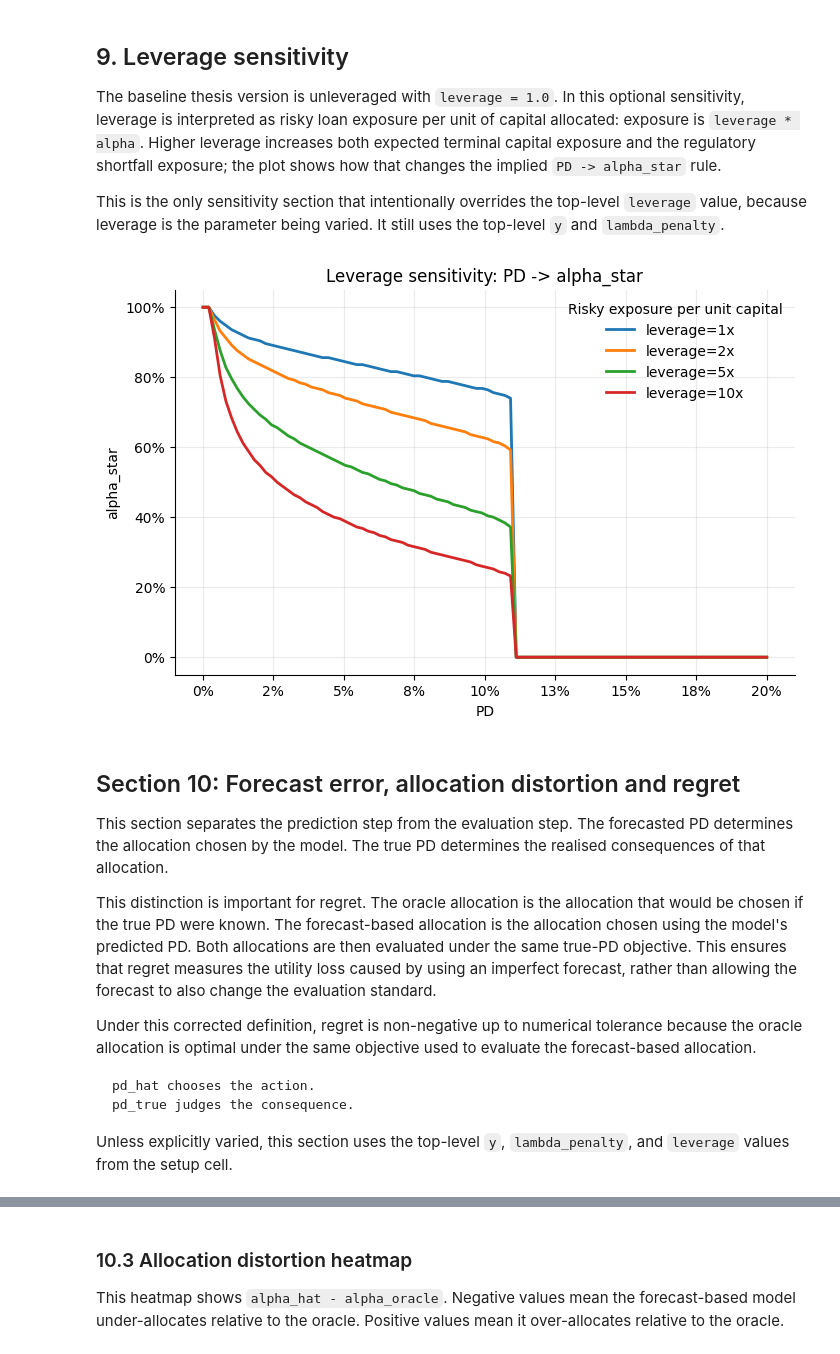
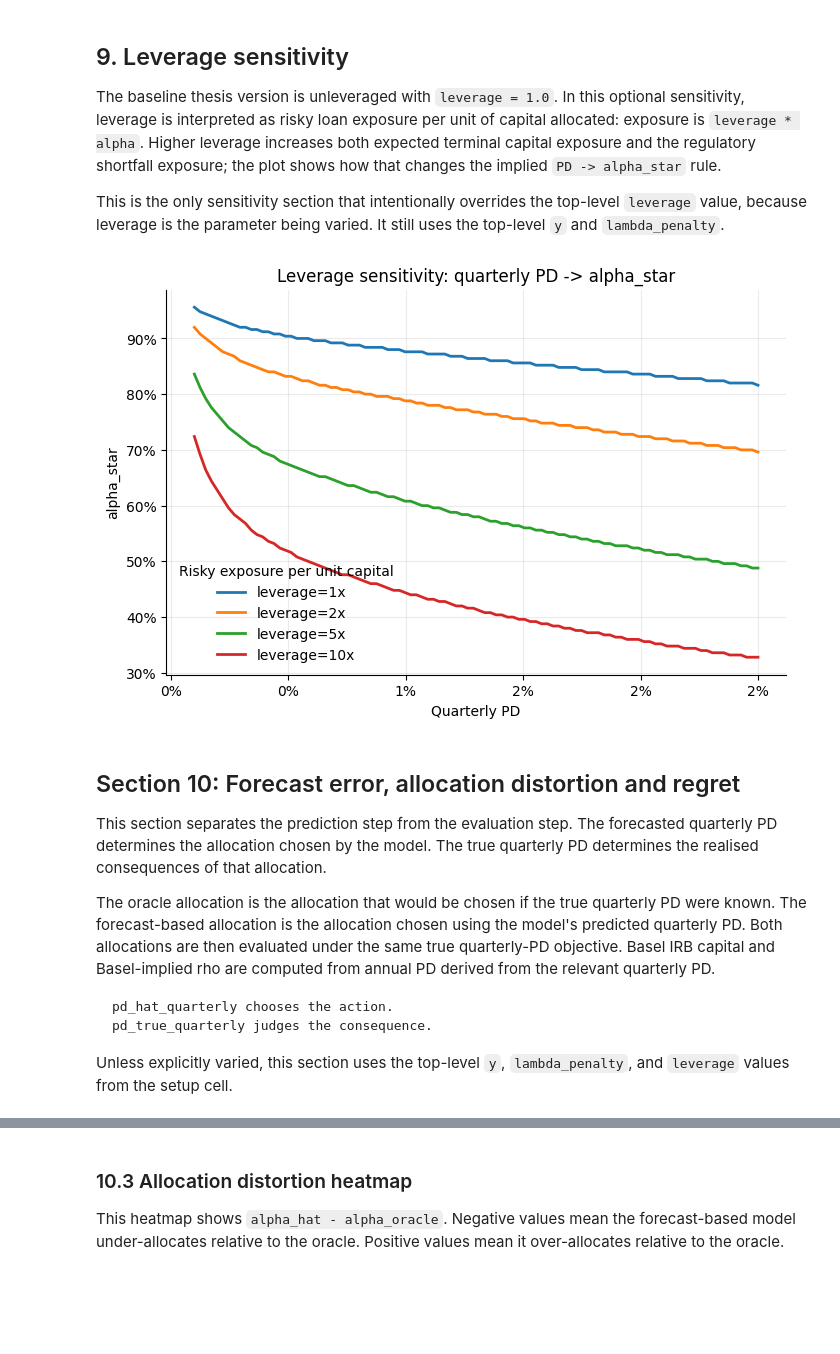
Before and after one commit to okeeffe-hannah/Decision_Focused_Learning_for_Capital_Allocation, a Jupyter notebook: decision_problem/pd_irb_vasicek_allocation_exploration.ipynb, the cells around one changed output, grey strips where cells are left out. Saved outputs shown, nothing was run; the diff lists cells and outputs as text; code cells hidden in the pictures; blank space fills up the shorter version.

Commit message:
new model setup

````diff
--- a/decision_problem/pd_irb_vasicek_allocation_exploration.ipynb
+++ b/decision_problem/pd_irb_vasicek_allocation_exploration.ipynb
@@ -568,0 +517,27 @@ plt.show()
+# %%
+allocation_rows = []
+for pd_value in pd_grid:
+    pd_annual_value = pd_quarterly_to_annual(pd_value)
+    alpha_star, max_u = optimal_alpha(
+        pd_value,
+        rho_mode=rho_mode,
+        rho_fixed=rho_fixed,
+        alpha_grid=alpha_grid,
+        penalty_type="linear",
+        y=y,
+        lambda_penalty=lambda_penalty,
+        return_curve=False,
+        leverage=leverage
+    )
+    allocation_rows.append({
+        "PD_quarterly": pd_value,
+        "PD_annual": pd_annual_value,
+        "alpha_star": alpha_star,
+        "max_utility": max_u,
+        "expected_charge_off_quarterly": LGD * pd_value,
+        "K_IRB": k_irb(pd_annual_value),
+        "rho": get_rho(pd_annual_value, rho_mode=rho_mode, rho_fixed=rho_fixed),
+    })
+
+allocation_df = pd.DataFrame(allocation_rows)
+allocation_df.head()
@@ -574,12 +603,8 @@ Unless a section is explicitly varying leverage, these sensitivity plots use the
 # %% [markdown]
 ### 8.1 Different penalty weights
 # %%
-def alpha_star_curve(pd_values, alpha_grid=alpha_grid, leverage=leverage, **kwargs):
-    """Convenience helper for sensitivity plots.
-
-    Uses the top-level leverage by default; pass leverage=... only in sections
-    that intentionally vary leverage.
-    """
+def alpha_star_curve(pd_quarterly_values, alpha_grid=alpha_grid, leverage=leverage, **kwargs):
+    """Convenience helper for sensitivity plots over quarterly PD values."""
     return np.array([
         optimal_alpha(
             pd_value,
@@ -588,7 +613,7 @@ def alpha_star_curve(pd_values, alpha_grid=alpha_grid, leverage=leverage, **kwar
             return_curve=False,
             **kwargs,
         )[0]
-        for pd_value in pd_values
+        for pd_value in pd_quarterly_values
     ])
 
 lambda_values = [1, 5, 10, 20, 50]
@@ -608,7 +633,7 @@ for lam in lambda_values:
     ax.plot(sensitivity_pd_grid, curve, lw=2, label=f"lambda={lam:g}")
 
 ax.set_title(f"Sensitivity of alpha_star to penalty weight (leverage={leverage:g})")
-ax.set_xlabel("PD")
+ax.set_xlabel("Quarterly PD")
 ax.set_ylabel("alpha_star")
 percent_axis(ax, "x")
 percent_axis(ax, "y")
@@ -693,41 +718,39 @@ This is the only sensitivity section that intentionally overrides the top-level
 # %%
 leverage_values = [1, 2, 5, 10]
 
 fig, ax = plt.subplots(figsize=(8, 5))
 for leverage_value in leverage_values:
     curve = alpha_star_curve(
         sensitivity_pd_grid,
         rho_mode="basel",
         rho_fixed=rho_fixed,
         penalty_type="linear",
         y=y,
         lambda_penalty=lambda_penalty,
         leverage=leverage_value,
         alpha_grid=sensitivity_alpha_grid,
     )
     ax.plot(sensitivity_pd_grid, curve, lw=2, label=f"leverage={leverage_value:g}x")
 
-ax.set_title("Leverage sensitivity: PD -> alpha_star")
-ax.set_xlabel("PD")
+ax.set_title("Leverage sensitivity: quarterly PD -> alpha_star")
+ax.set_xlabel("Quarterly PD")
 ax.set_ylabel("alpha_star")
 percent_axis(ax, "x")
 percent_axis(ax, "y")
 ax.legend(title="Risky exposure per unit capital")
 plt.show()
 # %% [output]
-[figure, old version]
+[figure, new version]
 # %% [markdown]
 ## Section 10: Forecast error, allocation distortion and regret
 
-This section separates the prediction step from the evaluation step. The forecasted PD determines the allocation chosen by the model. The true PD determines the realised consequences of that allocation.
+This section separates the prediction step from the evaluation step. The forecasted quarterly PD determines the allocation chosen by the model. The true quarterly PD determines the realised consequences of that allocation.
 
-This distinction is important for regret. The oracle allocation is the allocation that would be chosen if the true PD were known. The forecast-based allocation is the allocation chosen using the model's predicted PD. Both allocations are then evaluated under the same true-PD objective. This ensures that regret measures the utility loss caused by using an imperfect forecast, rather than allowing the forecast to also change the evaluation standard.
-
-Under this corrected definition, regret is non-negative up to numerical tolerance because the oracle allocation is optimal under the same objective used to evaluate the forecast-based allocation.
+The oracle allocation is the allocation that would be chosen if the true quarterly PD were known. The forecast-based allocation is the allocation chosen using the model's predicted quarterly PD. Both allocations are then evaluated under the same true quarterly-PD objective. Basel IRB capital and Basel-implied rho are computed from annual PD derived from the relevant quarterly PD.
 
 ```text
-pd_hat chooses the action.
-pd_true judges the consequence.
+pd_hat_quarterly chooses the action.
+pd_true_quarterly judges the consequence.
 ```
 
 Unless explicitly varied, this section uses the top-level `y`, `lambda_penalty`, and `leverage` values from the setup cell.
````
Also changed, not shown: parts of 52 cells of this notebook, 13 other files.
